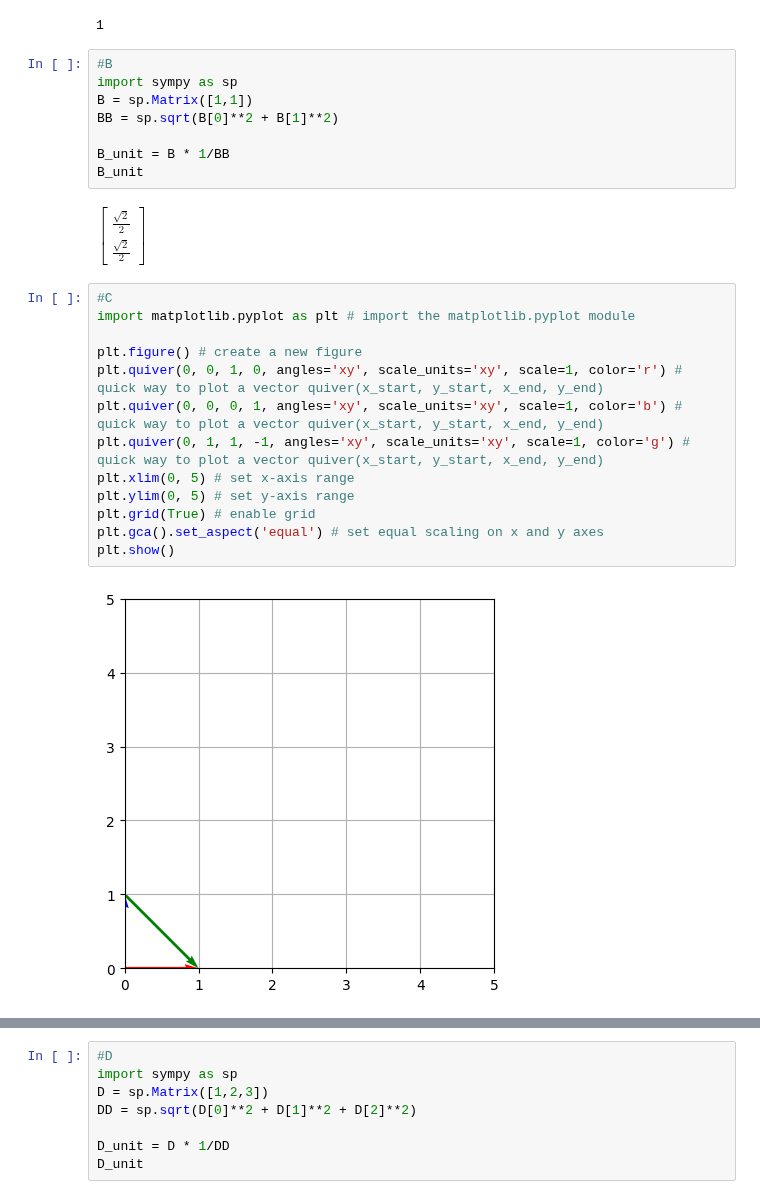
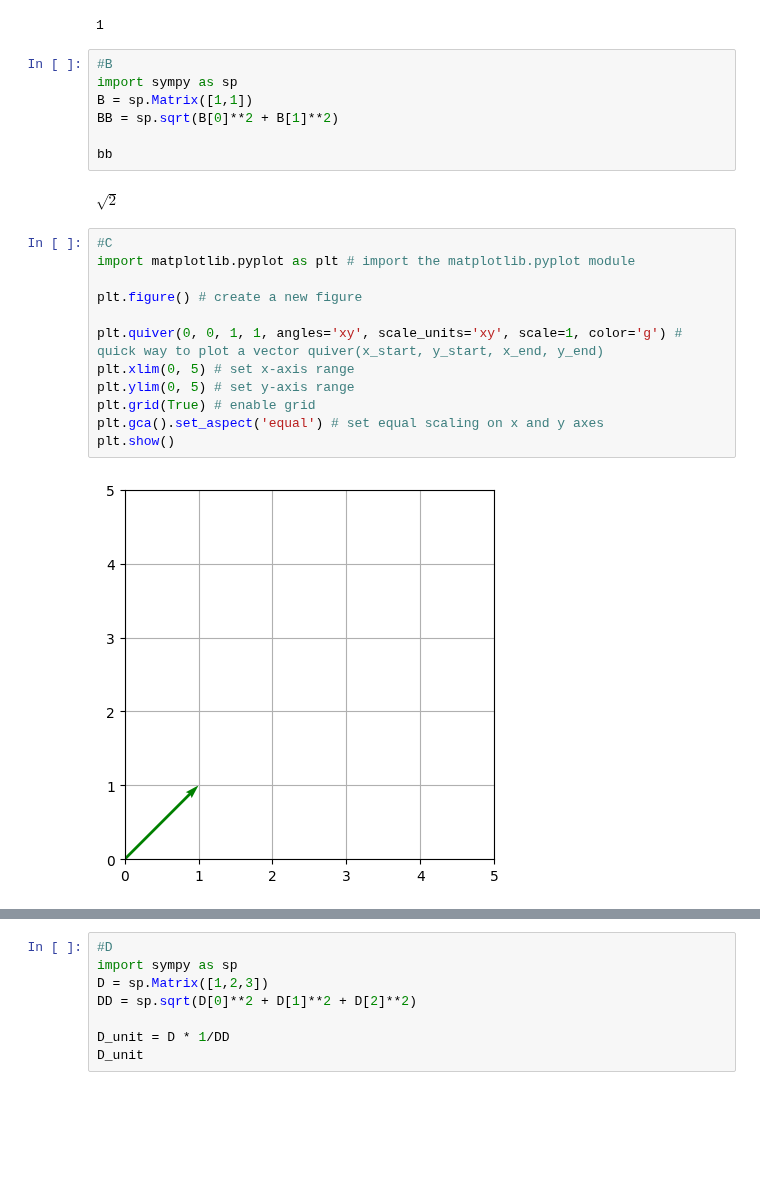
Before and after one commit to dchorazkiewicz/Math-2024-25-Winter, a Jupyter notebook: Notebooks_EN/01_Linear_Algebra/03_Vectors/LA_Vectors_introduction.ipynb, the cells around one changed output, grey strips where cells are left out. Cells and saved outputs as stored; diff of their text form; blank space fills up the shorter version.

```diff
--- a/Notebooks_EN/01_Linear_Algebra/03_Vectors/LA_Vectors_introduction.ipynb
+++ b/Notebooks_EN/01_Linear_Algebra/03_Vectors/LA_Vectors_introduction.ipynb
@@ -200,25 +200,23 @@ import sympy as sp
 B = sp.Matrix([1,1])
 BB = sp.sqrt(B[0]**2 + B[1]**2)
 
-B_unit = B * 1/BB
-B_unit
+bb
 # %% [output]
-$\displaystyle \left[\begin{matrix}\frac{\sqrt{2}}{2}\\\frac{\sqrt{2}}{2}\end{matrix}\right]$
+$\displaystyle \sqrt{2}$
 # %%
 #C
 import matplotlib.pyplot as plt # import the matplotlib.pyplot module
 
 plt.figure() # create a new figure
-plt.quiver(0, 0, 1, 0, angles='xy', scale_units='xy', scale=1, color='r') # quick way to plot a vector quiver(x_start, y_start, x_end, y_end)
-plt.quiver(0, 0, 0, 1, angles='xy', scale_units='xy', scale=1, color='b') # quick way to plot a vector quiver(x_start, y_start, x_end, y_end)
-plt.quiver(0, 1, 1, -1, angles='xy', scale_units='xy', scale=1, color='g') # quick way to plot a vector quiver(x_start, y_start, x_end, y_end)
+
+plt.quiver(0, 0, 1, 1, angles='xy', scale_units='xy', scale=1, color='g') # quick way to plot a vector quiver(x_start, y_start, x_end, y_end)
 plt.xlim(0, 5) # set x-axis range
 plt.ylim(0, 5) # set y-axis range
 plt.grid(True) # enable grid
 plt.gca().set_aspect('equal') # set equal scaling on x and y axes
 plt.show()
 # %% [output]
-[figure, old version]
+[figure, new version]
 # %%
 #C2
 import matplotlib.pyplot as plt # import the matplotlib.pyplot module
```
Also changed, not shown: parts of 1 cell of this notebook.
